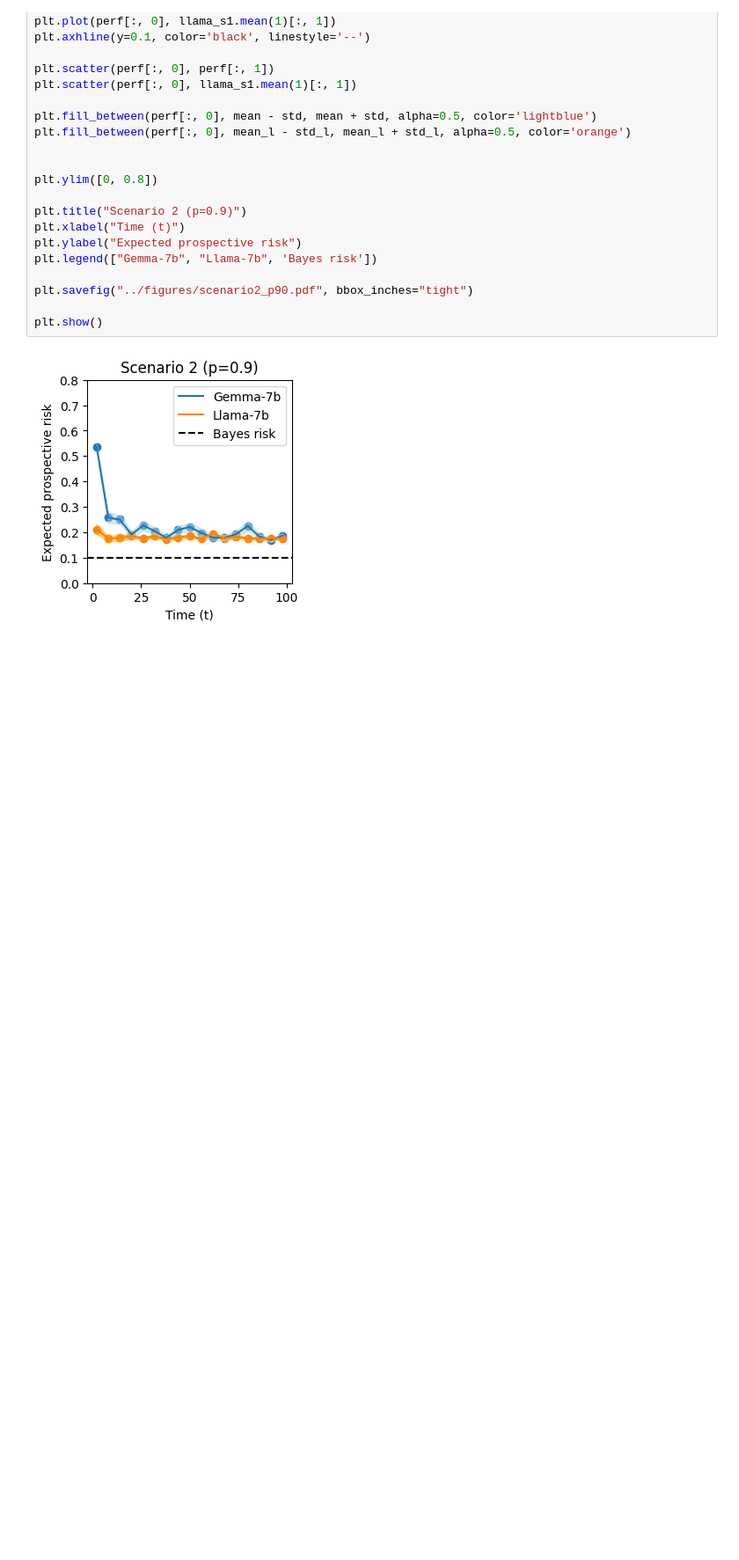
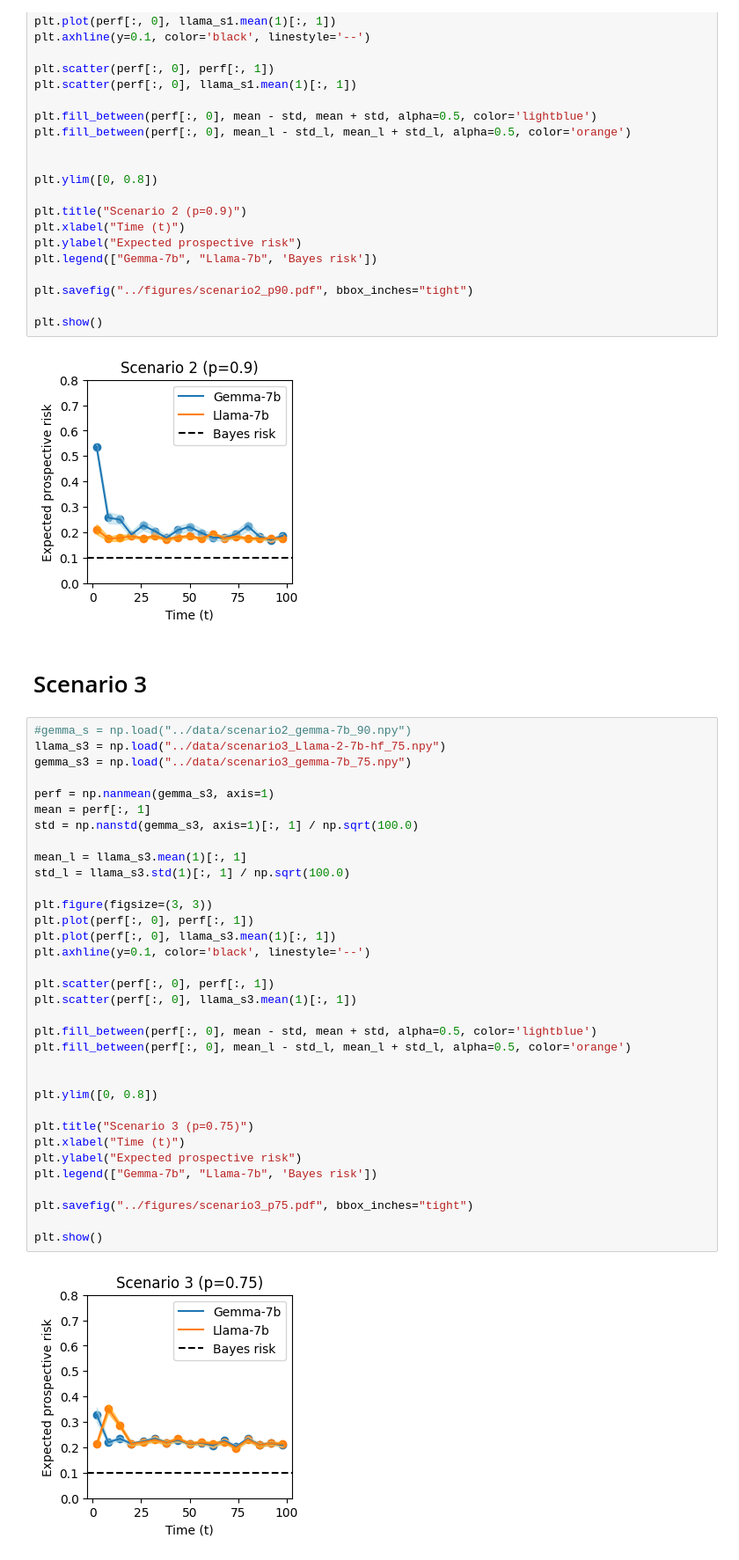
Before and after one commit to YuxinB/ProL, a Jupyter notebook: llm/notebooks/llm_prob.ipynb, the cells around one changed output. Shown at 88% size. Cells and saved outputs as stored; diff of their text form; blank space fills up the shorter version.

Commit message:
scenario 1, 2 and 3 for LLMs

```diff
--- a/llm/notebooks/llm_prob.ipynb
+++ b/llm/notebooks/llm_prob.ipynb
@@ -202,3 +202,41 @@ plt.savefig("../figures/scenario2_p90.pdf", bbox_inches="tight")
 plt.show()
 # %% [output]
 [figure]
+# %% [markdown]
+# Scenario 3
+# %%
+#gemma_s = np.load("../data/scenario2_gemma-7b_90.npy")
+llama_s3 = np.load("../data/scenario3_Llama-2-7b-hf_75.npy")
+gemma_s3 = np.load("../data/scenario3_gemma-7b_75.npy")
+
+perf = np.nanmean(gemma_s3, axis=1)
+mean = perf[:, 1]
+std = np.nanstd(gemma_s3, axis=1)[:, 1] / np.sqrt(100.0)
+
+mean_l = llama_s3.mean(1)[:, 1]
+std_l = llama_s3.std(1)[:, 1] / np.sqrt(100.0)
+
+plt.figure(figsize=(3, 3))
+plt.plot(perf[:, 0], perf[:, 1])
+plt.plot(perf[:, 0], llama_s3.mean(1)[:, 1])
+plt.axhline(y=0.1, color='black', linestyle='--')
+
+plt.scatter(perf[:, 0], perf[:, 1])
+plt.scatter(perf[:, 0], llama_s3.mean(1)[:, 1])
+
+plt.fill_between(perf[:, 0], mean - std, mean + std, alpha=0.5, color='lightblue')
+plt.fill_between(perf[:, 0], mean_l - std_l, mean_l + std_l, alpha=0.5, color='orange')
+
+
+plt.ylim([0, 0.8])
+
+plt.title("Scenario 3 (p=0.75)")
+plt.xlabel("Time (t)")
+plt.ylabel("Expected prospective risk")
+plt.legend(["Gemma-7b", "Llama-7b", 'Bayes risk'])
+
+plt.savefig("../figures/scenario3_p75.pdf", bbox_inches="tight")
+
+plt.show()
+# %% [output]
+[figure, added]
```
Also changed, not shown: parts of 1 cell of this notebook, 8 other files.
